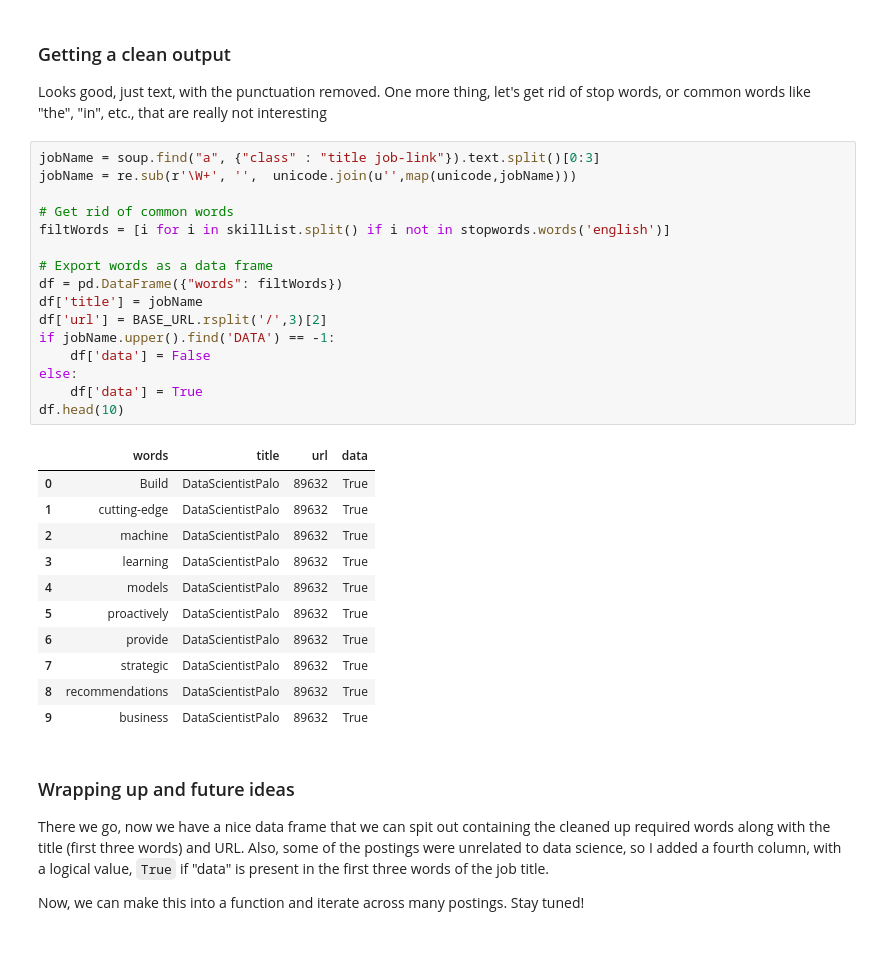
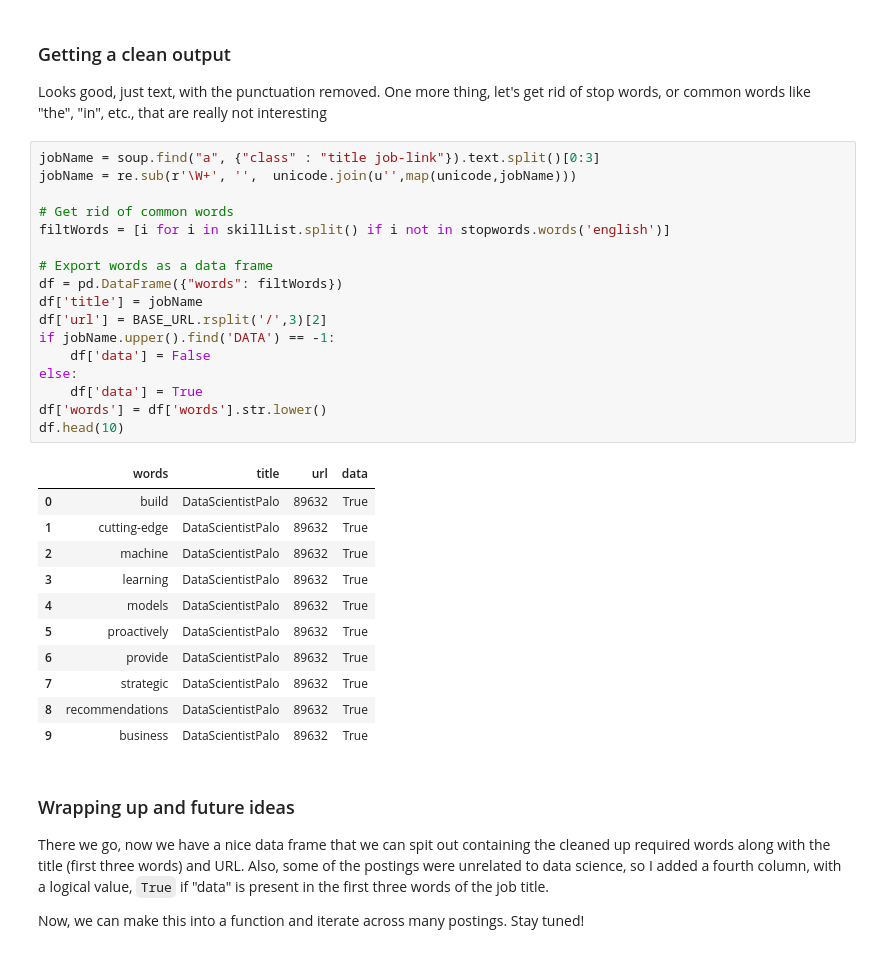
Before and after one commit to frickp/pelicanSite, a Jupyter notebook: content/151017_miningDataScience.ipynb, the cells around one changed output. Saved outputs shown, nothing was run; the diff lists cells and outputs as text.

Commit message:
finishing dataSciencePt2

```diff
--- a/content/151017_miningDataScience.ipynb
+++ b/content/151017_miningDataScience.ipynb
@@ -73,22 +73,23 @@ Looks good, just text, with the punctuation removed. One more thing, let's get r
 # %%
 jobName = soup.find("a", {"class" : "title job-link"}).text.split()[0:3]
 jobName = re.sub(r'\W+', '',  unicode.join(u'',map(unicode,jobName)))
 
 # Get rid of common words
 filtWords = [i for i in skillList.split() if i not in stopwords.words('english')]
 
 # Export words as a data frame
 df = pd.DataFrame({"words": filtWords})
 df['title'] = jobName
 df['url'] = BASE_URL.rsplit('/',3)[2]
 if jobName.upper().find('DATA') == -1:
     df['data'] = False
 else:
     df['data'] = True
+df['words'] = df['words'].str.lower()
 df.head(10)
 # %% [output]
 |  | words | title | url | data |
-| 0 | Build | DataScientistPalo | 89632 | True |
+| 0 | build | DataScientistPalo | 89632 | True |
 | 1 | cutting-edge | DataScientistPalo | 89632 | True |
 | 2 | machine | DataScientistPalo | 89632 | True |
 | 3 | learning | DataScientistPalo | 89632 | True |
```
Also changed, not shown: 15 other files.
